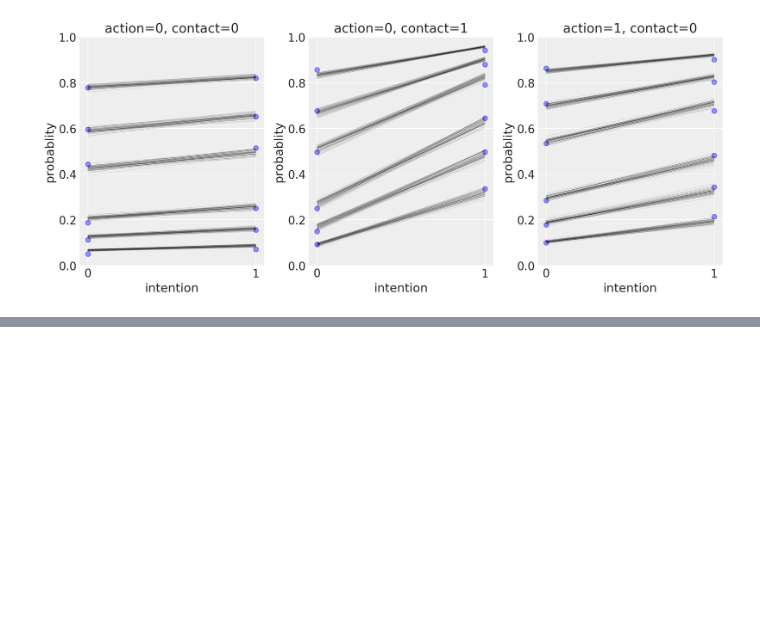
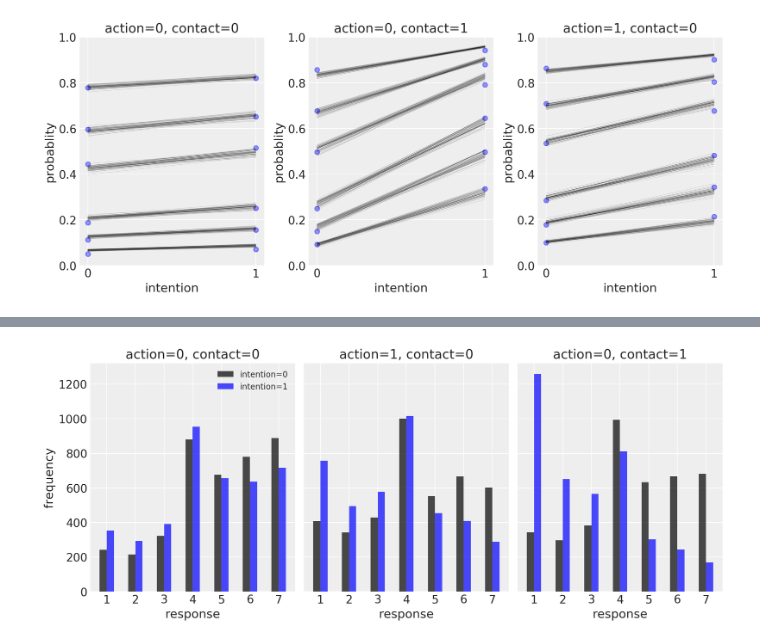
Before and after one commit to pymc-devs/pymc-resources, a Jupyter notebook: Rethinking_2/Chp_12.ipynb, the cells around one changed output, grey strips where cells are left out. Saved outputs shown, nothing was run; the diff lists cells and outputs as text; code cells hidden in the pictures; blank space fills up the shorter version.

```diff
--- a/Rethinking_2/Chp_12.ipynb
+++ b/Rethinking_2/Chp_12.ipynb
@@ -587,0 +510,8 @@ for (plot_action, plot_contact), plot_df in pp_cum_df.groupby(level=['action', '
+# %%
+with m12_5:
+    pp_resp = pm.sample_posterior_predictive(trace_12_5, var_names=["resp_obs"], random_seed=RANDOM_SEED)["resp_obs"]
+
+resp_df = pd.DataFrame(pp_resp).T
+resp_df.index.name = "case"
+resp_df = pd.concat([cases_df, resp_df], axis=1).set_index(["action", "contact", "intention"]).sort_index()
+resp_df
@@ -587,0 +529,22 @@ for (plot_action, plot_contact), plot_df in pp_cum_df.groupby(level=['action', '
+# %%
+_, axes = plt.subplots(1, 3, figsize=(12, 5), sharey=True)
+bins, xticks, xlabels, colors = np.arange(8) - 0.5, np.arange(7), np.arange(1 ,8), ["k", "b"]
+
+axes[0].hist([resp_df.loc[0, 0, 0], resp_df.loc[0, 0, 1]], bins=bins, rwidth=0.5, label=['intention=0', 'intention=1'], color=colors, alpha=0.7)
+axes[0].set_title("action=0, contact=0")
+axes[0].set_ylabel("frequency")
+axes[0].legend(fontsize=10)
+
+axes[1].hist([resp_df.loc[1, 0, 0], resp_df.loc[1, 0, 1]], bins=bins, rwidth=0.5, color=colors, alpha=0.7)
+axes[1].set_title("action=1, contact=0")
+
+axes[2].hist([resp_df.loc[0, 1, 0], resp_df.loc[0, 1, 1]], bins=bins, rwidth=0.5, color=colors, alpha=0.7)
+axes[2].set_title("action=0, contact=1")
+
+for ax in axes:
+    ax.set_xticks(xticks)
+    ax.set_xticklabels(xlabels)
+    ax.set_xlabel("response")
+plt.tight_layout();
+# %% [output]
+[figure, added]
```
Also changed, not shown: parts of 14 cells of this notebook.
